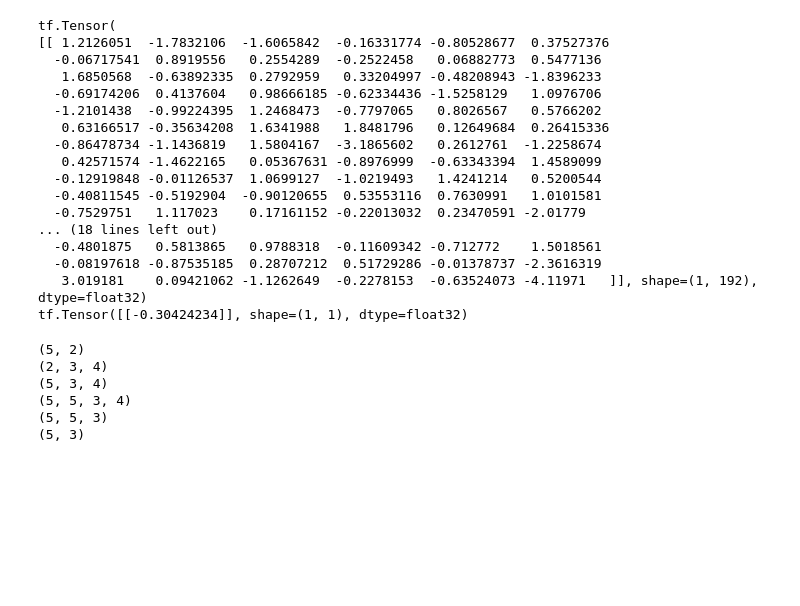
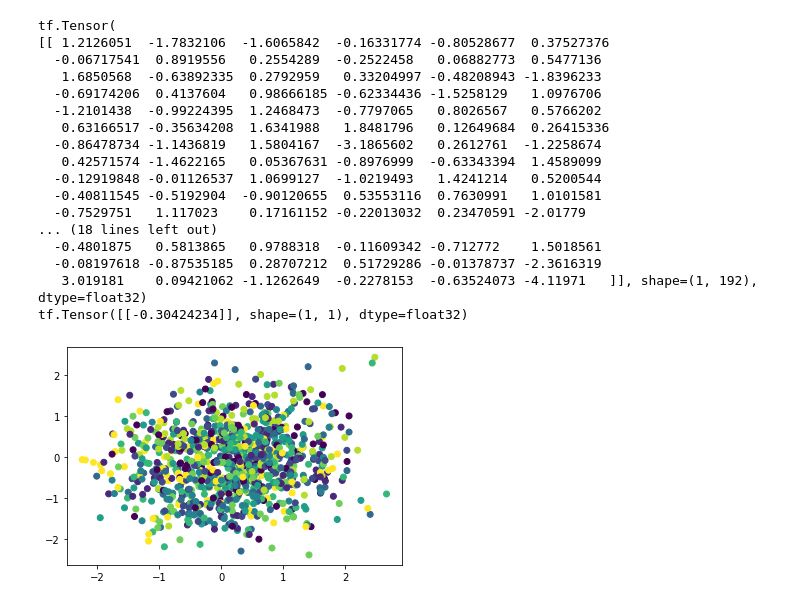
Before and after one commit to AlexThirty/XAI_project, a Jupyter notebook: AAE_conv.ipynb, the cells around one changed output. Cells and saved outputs as stored; diff of their text form; code cells hidden in the pictures; blank space fills up the shorter version.

```diff
--- a/AAE_conv.ipynb
+++ b/AAE_conv.ipynb
@@ -280,5 +276,5 @@ gen_coef = 2.
 steps_per_epoch = train_images.shape[0] / batch_size
 
 aae = AAE((length, width, channels), latent_dim, alpha_leaky, filters, kernel_size, strides, dense_units, discriminator_units, keep_prob, minidc_dims, base_lr, max_lr, step_size, gen_coef)
-ae_loss_history, dc_loss_history, gen_loss_history = aae.fit(train_dataset, epochs=epochs, data_visual=test_images[:10])
+aae.compile(tf.keras.optimizers.Adam(learning_rate = base_lr), tf.keras.optimizers.Adam(learning_rate=base_lr), tf.keras.optimizers.Adam(learning_rate=base_lr))
 # %% [output]
@@ -329,0 +285,2 @@ Epoch: 350, time elapsed: 0:04:43.638364, AE loss: 0.003144578542560339, Discrim
+# %%
+history = aae.fit(x=train_dataset, epochs=epochs, validation_data=test_dataset)
@@ -426,29 +389,32 @@ tf.Tensor(
   -0.08197618 -0.87535185  0.28707212  0.51729286 -0.01378737 -2.3616319
    3.019181    0.09421062 -1.1262649  -0.2278153  -0.63524073 -4.11971   ]], shape=(1, 192), dtype=float32)
 tf.Tensor([[-0.30424234]], shape=(1, 1), dtype=float32)
-# %%
-import tensorflow as tf
-a = 2
-b = 3
-c = 4
-f_x = tf.constant([[1,1],[2,2],[3,3],[4,4],[5,5]])
-print(f_x.shape)
-T = tf.constant([[[1,1,1,1],[2,2,2,2],[3,3,3,3]],[[4,4,4,4],[5,5,5,5],[6,6,6,6]]])
-print(T.shape)
-M = tf.tensordot(f_x, T, axes=[[1],[0]])
-print(M.shape)
-diff = tf.expand_dims(M, 0) - tf.expand_dims(M,1)
-print(diff.shape)
-c = tf.norm(diff, ord=1, axis=3)
-c = tf.cast(c, 'float')
-c = tf.math.exp(-c)
-print(c.shape)
-o = tf.reduce_sum(c, axis=1)
-print(o.shape)
-# %% [output]
-(5, 2)
-(2, 3, 4)
-(5, 3, 4)
-(5, 5, 3, 4)
-(5, 5, 3)
-(5, 3)
+# %%
+minidc_dims=np.array([[30,30],[30,30]])
+
+base_lr = 0.001
+max_lr = 0.0025
+step_size = 2 * np.ceil(train_images.shape[0] / batch_size)
+epochs = 350
+
+latent_dim = 192
+alpha_leaky = 0.2
+filters = [64,128,256,512]
+kernel_size = [4,4,3,3]
+strides = [2,2,2,2]
+dense_units = [1000,300]
+discriminator_units = [200, 200]
+keep_prob = 0.5
+gen_coef = 2.
+
+steps_per_epoch = train_images.shape[0] / batch_size
+
+aae_new = AAE((length, width, channels), latent_dim, alpha_leaky, filters, kernel_size, strides, dense_units, discriminator_units, keep_prob, minidc_dims, base_lr, max_lr, step_size, gen_coef)
+# %%
+def plot_latent(aae, data, labels):
+    latent_data = aae.encode(data)
+    plt.scatter(latent_data[:,0], latent_data[:,1], c=labels)
+# %%
+plot_latent(aae_new, train_images[0:1000], train_labels[0:1000].reshape((1000)))
+# %% [output]
+[figure, added]
```
Also changed, not shown: parts of 4 cells of this notebook, 30 other files.
